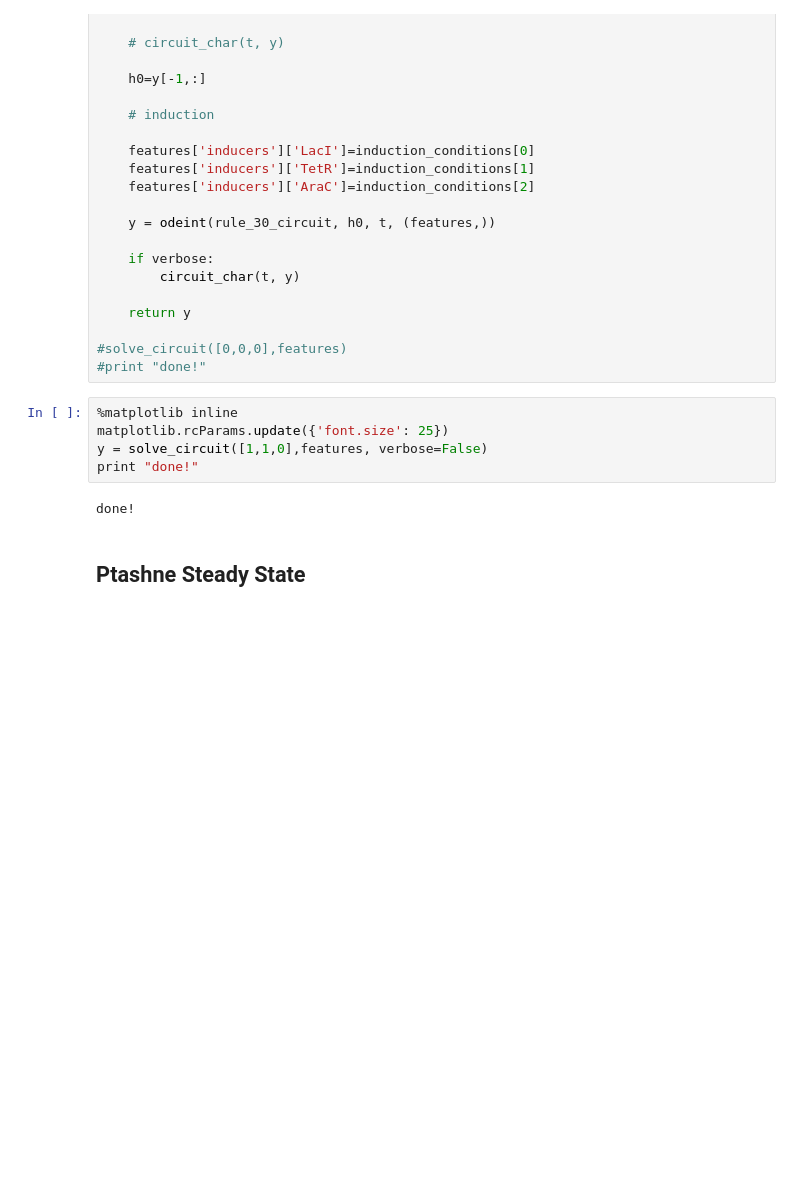
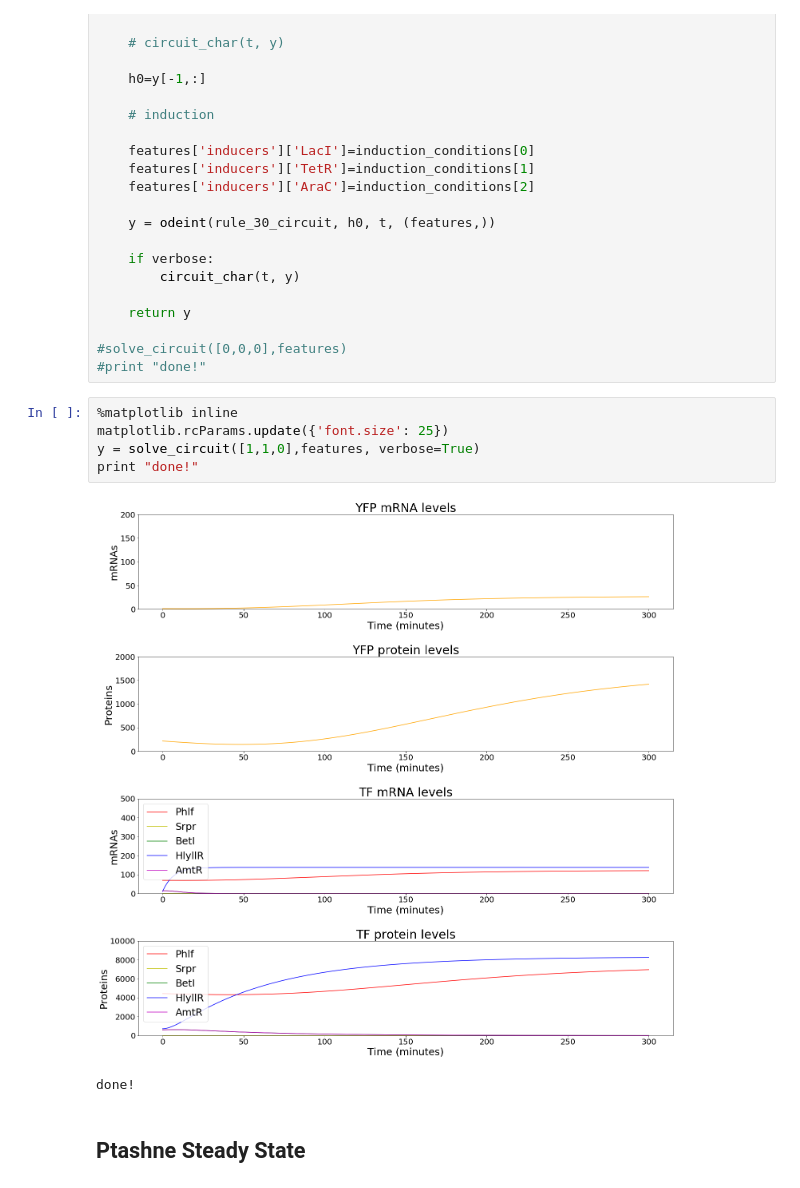
Before and after one commit to hsalis/SD2code, a Jupyter notebook: circuit_generator/rule_30_circuit.ipynb, the cells around one changed output. Saved outputs shown, nothing was run; the diff lists cells and outputs as text; blank space fills up the shorter version.

```diff
--- a/circuit_generator/rule_30_circuit.ipynb
+++ b/circuit_generator/rule_30_circuit.ipynb
@@ -410,9 +410,10 @@ def solve_circuit(induction_conditions,features, verbose=True):
 # %%
 %matplotlib inline
 matplotlib.rcParams.update({'font.size': 25})
-y = solve_circuit([1,1,0],features, verbose=False)
+y = solve_circuit([1,1,0],features, verbose=True)
 print "done!"
 # %% [output]
+[figure, added]
 done!
 # %% [markdown]
 ## Ptashne Steady State
```
Also changed, not shown: parts of 7 cells of this notebook.
